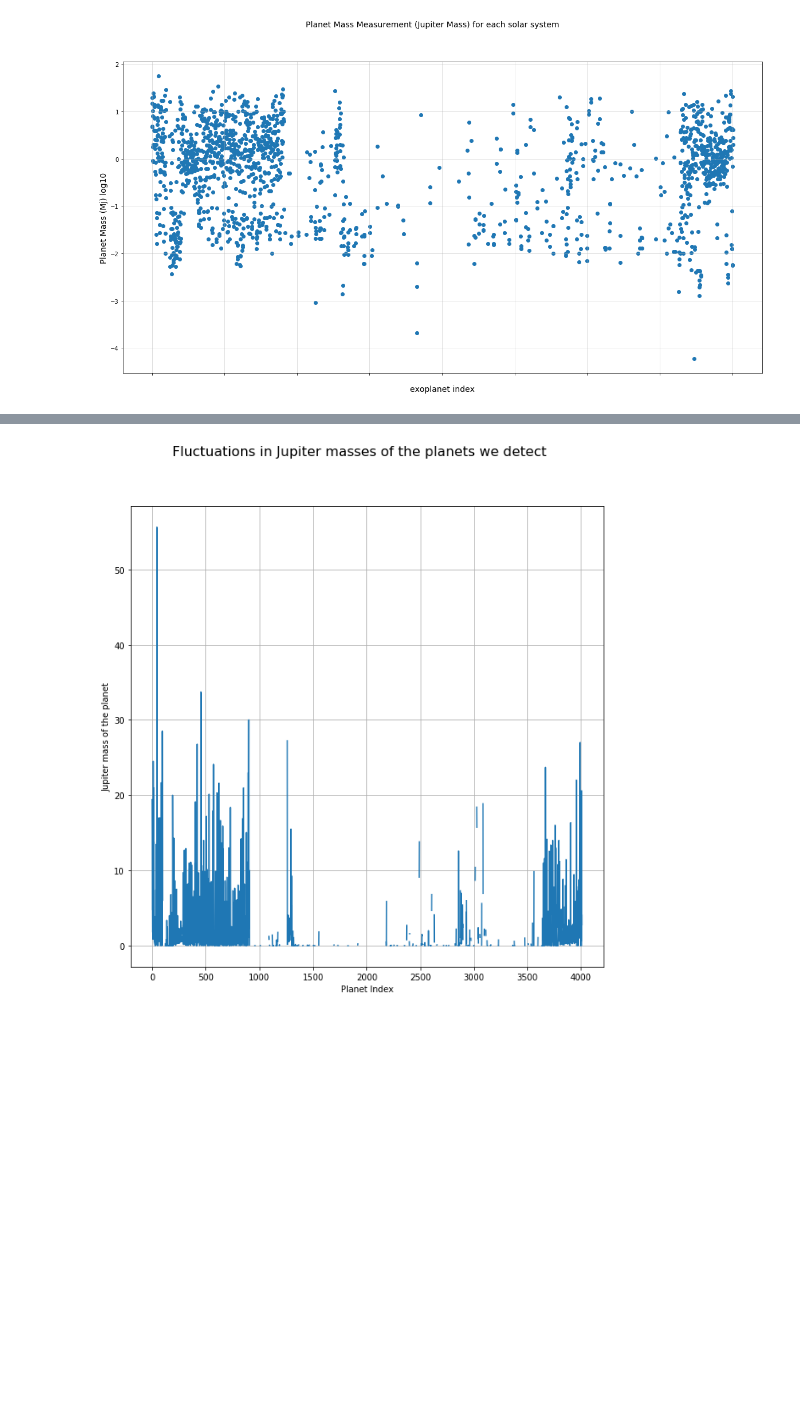
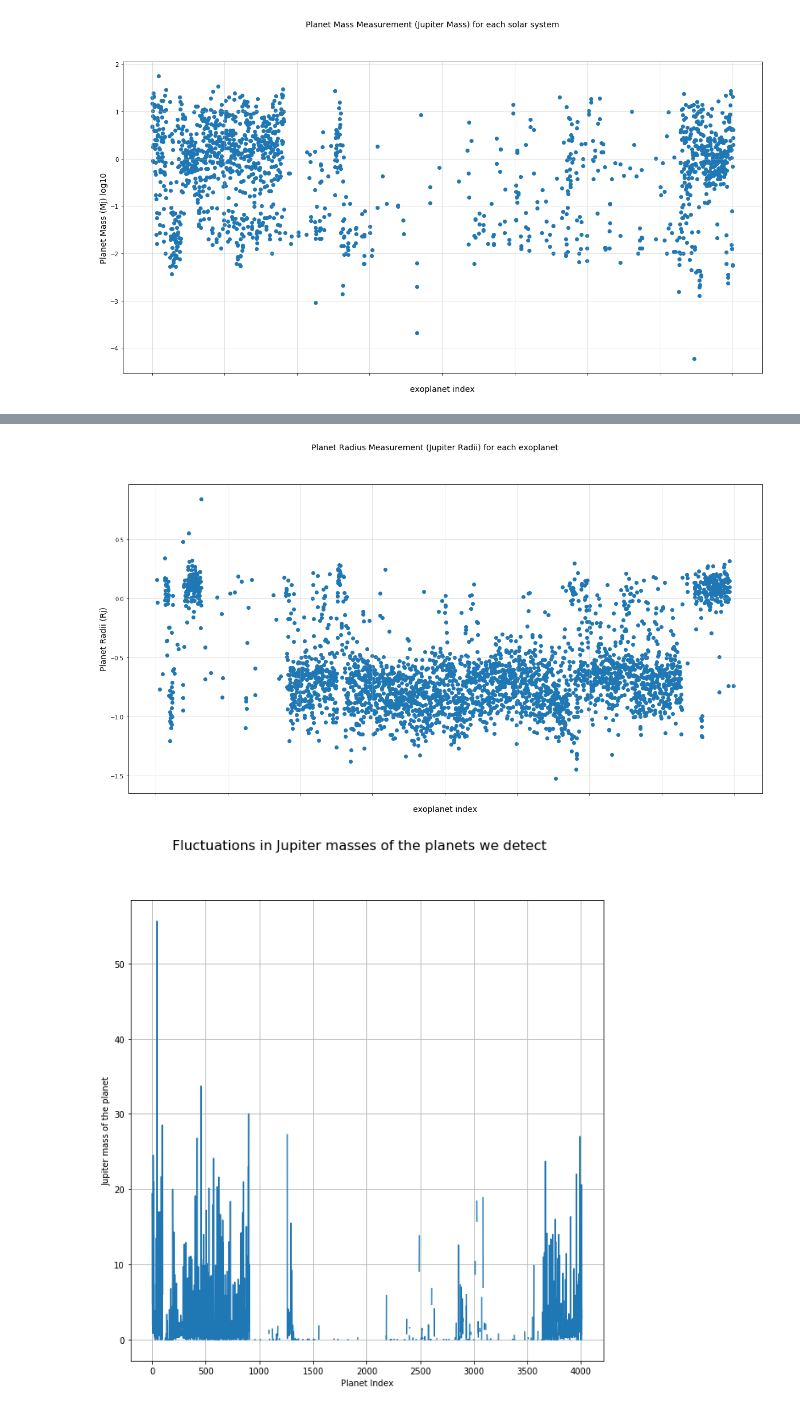
Before and after one commit to coderXmachina2/infographicaGalactica, a Jupyter notebook: scripts/exoPlanetProbing.ipynb, the cells around one changed output, grey strips where cells are left out. Cells and saved outputs as stored; diff of their text form; code cells hidden in the pictures; blank space fills up the shorter version.

```diff
--- a/scripts/exoPlanetProbing.ipynb
+++ b/scripts/exoPlanetProbing.ipynb
@@ -290,3 +307,20 @@ plt.show()
+# %%
+fig = plt.figure(figsize=(20,10))
+plt.scatter(range(len(data)), np.log10(data['pl_radj']) )
+fig.suptitle('Planet Radius Measurement (Jupiter Radii) for each exoplanet', fontsize=14)
+plt.xlabel('Exoplanet index', fontsize=14)
+plt.ylabel('Planet Radii (Rj)', fontsize=14)
+
+#plt.yticks(np.arange(-5, 140, step=20))
+plt.xticks(rotation=45, fontsize=4, alpha = 0.0001)
+#plt.text(0,95, "Edge On", fontsize = 10)
+#plt.text(0,0, "Edge On", fontsize = 10)
+
+plt.grid(alpha = 0.5)
+plt.savefig('/Users/ultra/Desktop/theJects/infographicaGalactica/Vissies/planet_Radii_Jupiter_Radii_log_10.png')
+plt.show()
+# %% [output]
+[figure, added]
 # %%
 figure = plt.figure()
 
```
Also changed, not shown: parts of 2 cells of this notebook, 3 other files.
